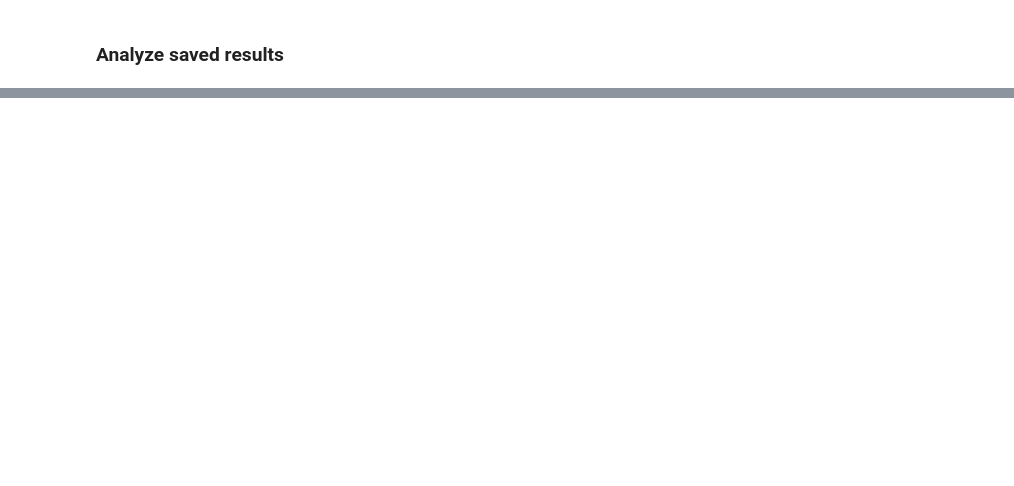
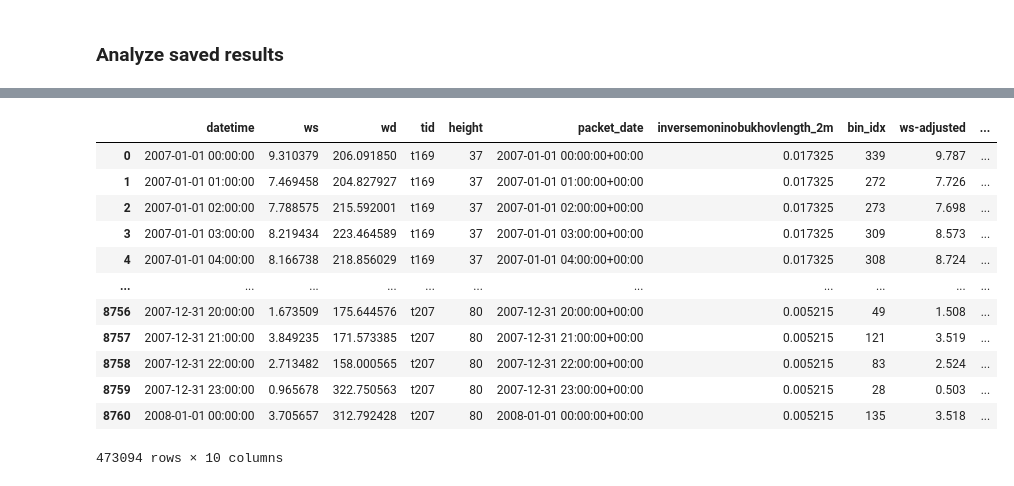
Before and after one commit to NREL/dw-tap, a Jupyter notebook: notebooks/validation/03 Run QUIC-H_analysis.ipynb, the cells around one changed output, grey strips where cells are left out. Saved outputs shown, nothing was run; the diff lists cells and outputs as text; code cells hidden in the pictures; blank space fills up the shorter version.

```diff
--- a/notebooks/validation/03 Run QUIC-H_analysis.ipynb
+++ b/notebooks/validation/03 Run QUIC-H_analysis.ipynb
@@ -526,3 +511,19 @@ summary_df
+# %%
+combined_df
+# %% [output]
+|  | datetime | ws | wd | tid | height | packet_date | inversemoninobukhovlength_2m | bin_idx | ws-adjusted | ... |
+| 0 | 2007-01-01 00:00:00 | 9.310379 | 206.091850 | t169 | 37 | 2007-01-01 00:00:00+00:00 | 0.017325 | 339 | 9.787 | ... |
+| 1 | 2007-01-01 01:00:00 | 7.469458 | 204.827927 | t169 | 37 | 2007-01-01 01:00:00+00:00 | 0.017325 | 272 | 7.726 | ... |
+| 2 | 2007-01-01 02:00:00 | 7.788575 | 215.592001 | t169 | 37 | 2007-01-01 02:00:00+00:00 | 0.017325 | 273 | 7.698 | ... |
+| 3 | 2007-01-01 03:00:00 | 8.219434 | 223.464589 | t169 | 37 | 2007-01-01 03:00:00+00:00 | 0.017325 | 309 | 8.573 | ... |
+| 4 | 2007-01-01 04:00:00 | 8.166738 | 218.856029 | t169 | 37 | 2007-01-01 04:00:00+00:00 | 0.017325 | 308 | 8.724 | ... |
+| ... | ... | ... | ... | ... | ... | ... | ... | ... | ... | ... |
+| 8756 | 2007-12-31 20:00:00 | 1.673509 | 175.644576 | t207 | 80 | 2007-12-31 20:00:00+00:00 | 0.005215 | 49 | 1.508 | ... |
+| 8757 | 2007-12-31 21:00:00 | 3.849235 | 171.573385 | t207 | 80 | 2007-12-31 21:00:00+00:00 | 0.005215 | 121 | 3.519 | ... |
+| 8758 | 2007-12-31 22:00:00 | 2.713482 | 158.000565 | t207 | 80 | 2007-12-31 22:00:00+00:00 | 0.005215 | 83 | 2.524 | ... |
+| 8759 | 2007-12-31 23:00:00 | 0.965678 | 322.750563 | t207 | 80 | 2007-12-31 23:00:00+00:00 | 0.005215 | 28 | 0.503 | ... |
+| 8760 | 2008-01-01 00:00:00 | 3.705657 | 312.792428 | t207 | 80 | 2008-01-01 00:00:00+00:00 | 0.005215 | 135 | 3.518 | ... |
+473094 rows × 10 columns
 # %%
 for tid, grp in summary_df.groupby("tid"):
     #print(grp)
```
Also changed, not shown: parts of 4 cells of this notebook, 9 other files.
